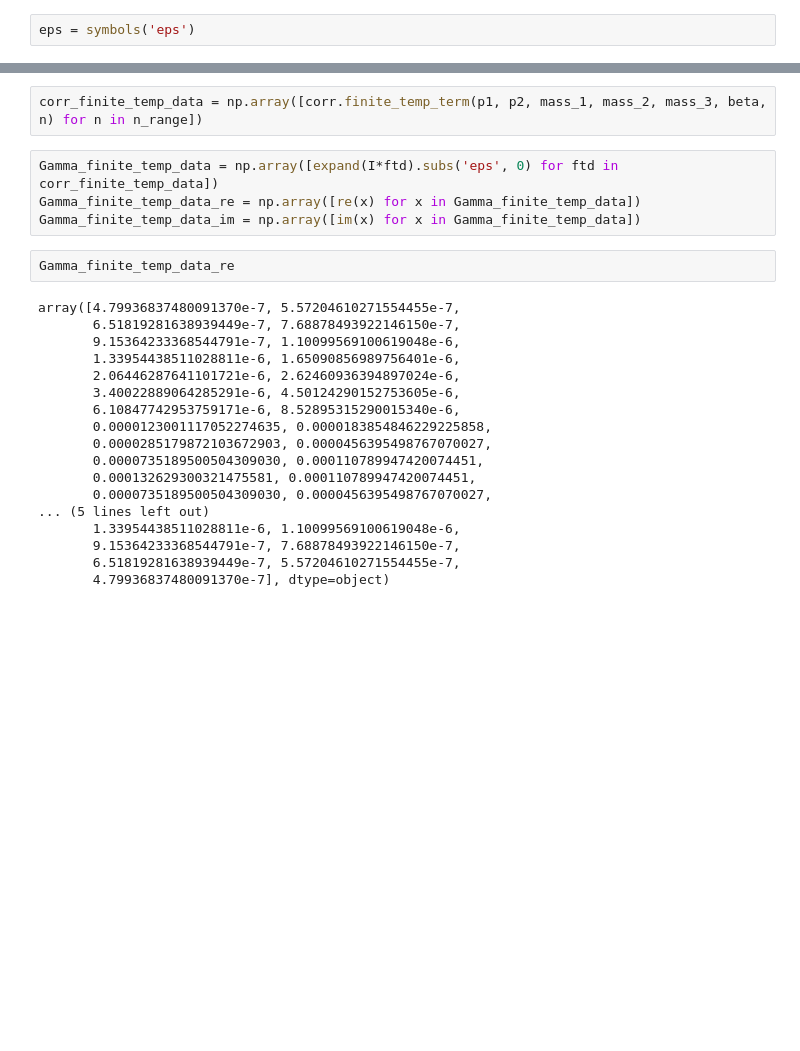
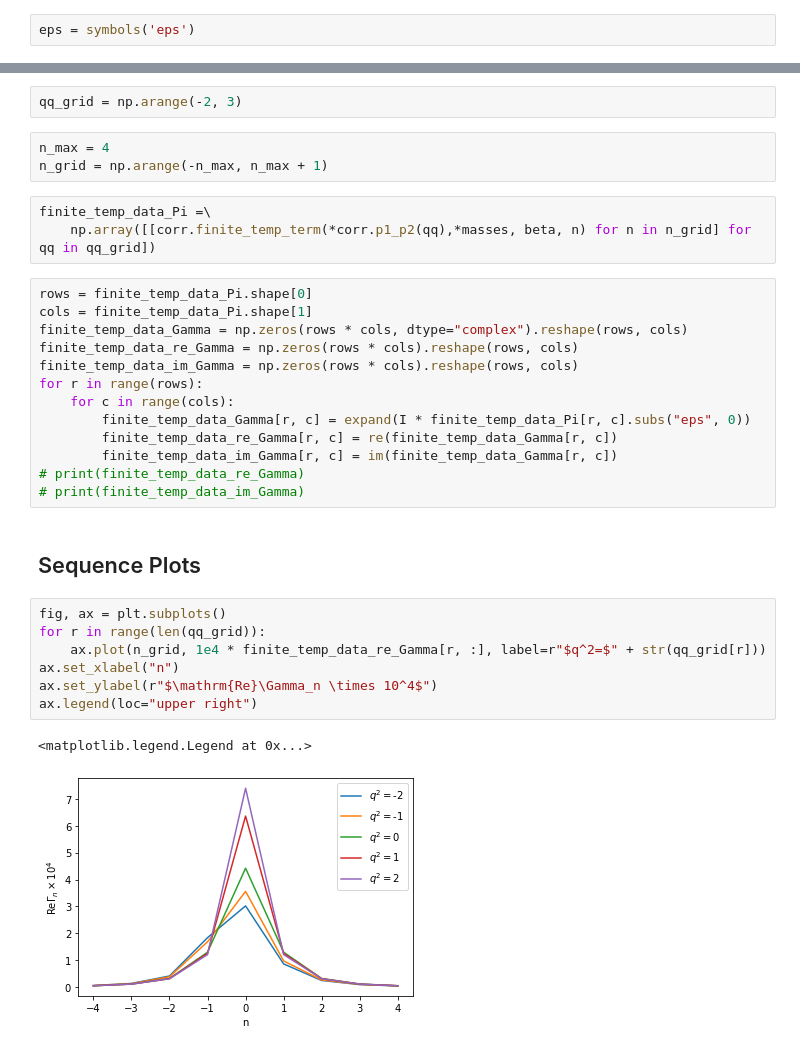
Before and after one commit to harnettd/phiCubed_31_FT, a Jupyter notebook: finite_temp_plots.ipynb, the cells around one changed output, grey strips where cells are left out. Drawn from its saved outputs; the diff is of its cells as text; blank space fills up the shorter version.

```diff
--- a/finite_temp_plots.ipynb
+++ b/finite_temp_plots.ipynb
@@ -18,26 +14,33 @@ n_range = np.array([n for n in range(-20, 21)])
+# %%
+qq_grid = np.arange(-2, 3)
+# %%
+n_max = 4
+n_grid = np.arange(-n_max, n_max + 1)
 # %%
-corr_finite_temp_data = np.array([corr.finite_temp_term(p1, p2, mass_1, mass_2, mass_3, beta, n) for n in n_range])
+finite_temp_data_Pi =\
+    np.array([[corr.finite_temp_term(*corr.p1_p2(qq),*masses, beta, n) for n in n_grid] for qq in qq_grid])
-# %%
-Gamma_finite_temp_data = np.array([expand(I*ftd).subs('eps', 0) for ftd in corr_finite_temp_data])
-Gamma_finite_temp_data_re = np.array([re(x) for x in Gamma_finite_temp_data])
-Gamma_finite_temp_data_im = np.array([im(x) for x in Gamma_finite_temp_data])
-# %%
-Gamma_finite_temp_data_re
-# %% [output]
-array([4.79936837480091370e-7, 5.57204610271554455e-7,
-       6.51819281638939449e-7, 7.68878493922146150e-7,
-       9.15364233368544791e-7, 1.10099569100619048e-6,
-       1.33954438511028811e-6, 1.65090856989756401e-6,
-       2.06446287641101721e-6, 2.62460936394897024e-6,
-       3.40022889064285291e-6, 4.50124290152753605e-6,
-       6.10847742953759171e-6, 8.52895315290015340e-6,
-       0.0000123001117052274635, 0.0000183854846229225858,
-       0.0000285179872103672903, 0.0000456395498767070027,
-       0.0000735189500504309030, 0.000110789947420074451,
-       0.000132629300321475581, 0.000110789947420074451,
-       0.0000735189500504309030, 0.0000456395498767070027,
-... (5 lines left out)
-       1.33954438511028811e-6, 1.10099569100619048e-6,
-       9.15364233368544791e-7, 7.68878493922146150e-7,
-       6.51819281638939449e-7, 5.57204610271554455e-7,
-       4.79936837480091370e-7], dtype=object)
+# %%
+rows = finite_temp_data_Pi.shape[0]
+cols = finite_temp_data_Pi.shape[1]
+finite_temp_data_Gamma = np.zeros(rows * cols, dtype="complex").reshape(rows, cols)
+finite_temp_data_re_Gamma = np.zeros(rows * cols).reshape(rows, cols)
+finite_temp_data_im_Gamma = np.zeros(rows * cols).reshape(rows, cols)
+for r in range(rows):
+    for c in range(cols):
+        finite_temp_data_Gamma[r, c] = expand(I * finite_temp_data_Pi[r, c].subs("eps", 0))
+        finite_temp_data_re_Gamma[r, c] = re(finite_temp_data_Gamma[r, c])
+        finite_temp_data_im_Gamma[r, c] = im(finite_temp_data_Gamma[r, c])
+# print(finite_temp_data_re_Gamma)
+# print(finite_temp_data_im_Gamma)
+# %% [markdown]
+## Sequence Plots
+# %%
+fig, ax = plt.subplots()
+for r in range(len(qq_grid)):
+    ax.plot(n_grid, 1e4 * finite_temp_data_re_Gamma[r, :], label=r"$q^2=$" + str(qq_grid[r]))
+ax.set_xlabel("n")
+ax.set_ylabel(r"$\mathrm{Re}\Gamma_n \times 10^4$")
+ax.legend(loc="upper right")
+# %% [output]
+<matplotlib.legend.Legend at 0x...>
+[figure, added]
```
Also changed, not shown: parts of 18 cells of this notebook, 1 other file.
